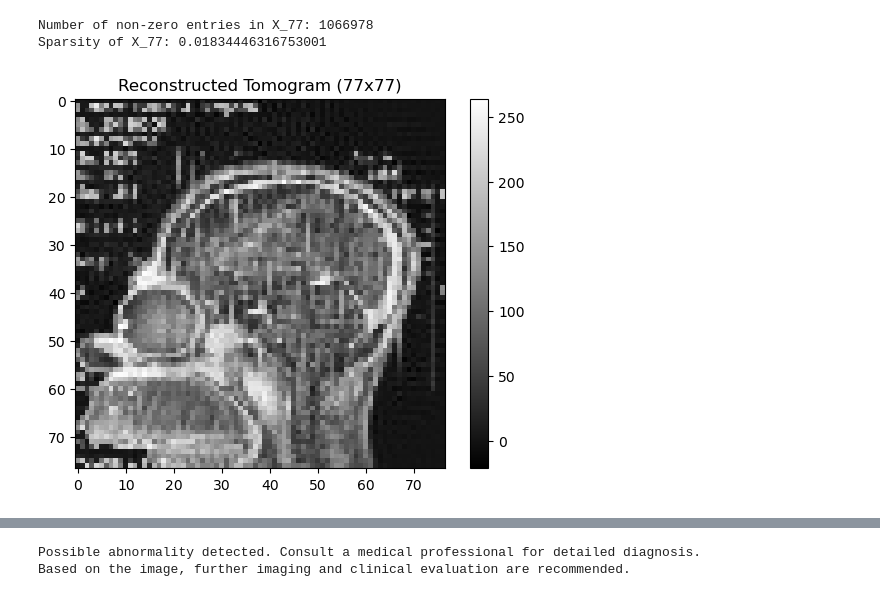
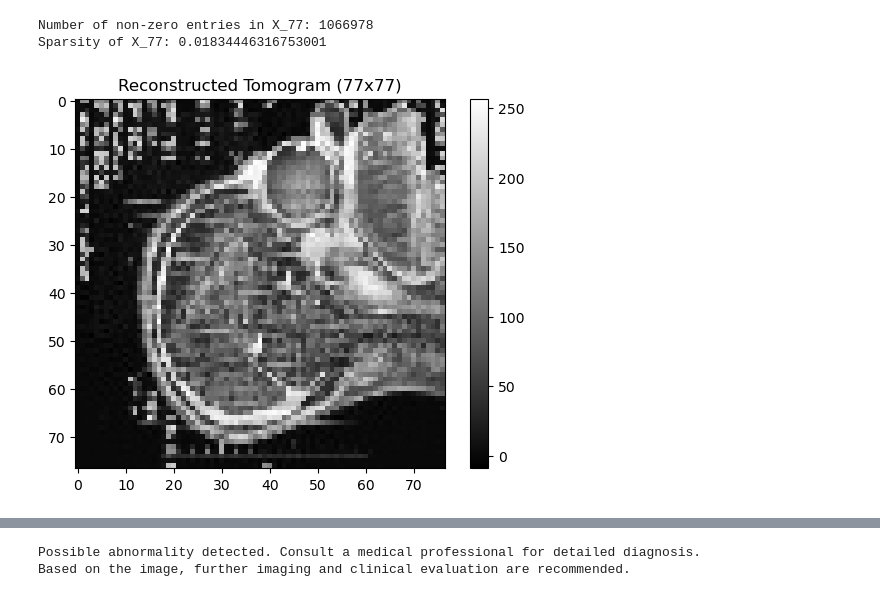
Before and after one commit to smitha13798/Machine-Learning-Essentials_Exercises, a Jupyter notebook: MLE_exercise_4.ipynb, the cells around one changed output, grey strips where cells are left out. Drawn from its saved outputs; the diff is of its cells as text; code cells hidden in the pictures.

```diff
--- a/MLE_exercise_4.ipynb
+++ b/MLE_exercise_4.ipynb
@@ -79,13 +86,13 @@ import scipy.sparse.linalg
 import matplotlib.pyplot as plt
 # %%
 # Load the data
-alphas_77 = np.load(r'C:\Users\lg330\Downloads\hs_tomography\hs_tomography\alphas_77.npy')
-y_77 = np.load(r'C:\Users\lg330\Downloads\hs_tomography\hs_tomography\y_77.npy')
-alphas_195 = np.load(r'C:\Users\lg330\Downloads\hs_tomography\hs_tomography\alphas_195.npy')
-y_195 = np.load(r'C:\Users\lg330\Downloads\hs_tomography\hs_tomography\y_195.npy')
+alphas_77 = np.load(r'data/hs_tomography/alphas_77.npy')
+y_77 = np.load(r'data/hs_tomography/y_77.npy')
+alphas_195 = np.load(r'data/hs_tomography/alphas_195.npy')
+y_195 = np.load(r'data/hs_tomography/y_195.npy')
 # %%
 # Load the precomputed weight matrix for the smaller version
-X_77 = np.load(r'C:\Users\lg330\Downloads\hs_tomography\hs_tomography\X_77.npy', allow_pickle=True)
+X_77 = np.load(r'data/hs_tomography/X_77.npy', allow_pickle=True)
 X_77_sparse = scipy.sparse.csc_matrix(X_77.all())
 # %%
 # Find the number of non-zero entries in X_77
@@ -109,8 +106,19 @@ tomogram_77 = beta_77.reshape((M, M))
-# %%
-# Plot the reconstructed tomogram
-plt.imshow(tomogram_77, cmap='gray')
-plt.title('Reconstructed Tomogram (77x77)')
-plt.colorbar()
-plt.show()
-# %% [output]
-[figure, removed]
+# %%
+def resulting_tomogram(X, y):
+    beta = scipy.sparse.linalg.lsqr(X, y,atol=1e-06,btol=1e-06)[0]
+
+    mu = np.ndarray((M, M))
+    for ja in range(M):
+        for jb in range(M):
+            mu[ja, jb] = beta[ja + M * jb]
+
+    return mu
+# %%
+M = 77
+result1 = resulting_tomogram(X_77_sparse, y_77)
+plt.imshow(result1, cmap='gray', interpolation="nearest")
+plt.title('Reconstructed Tomogram (77x77)')
+plt.colorbar()
+plt.show()
+# %% [output]
+[figure, added]
```
Also changed, not shown: parts of 14 cells of this notebook, 7 other files.
